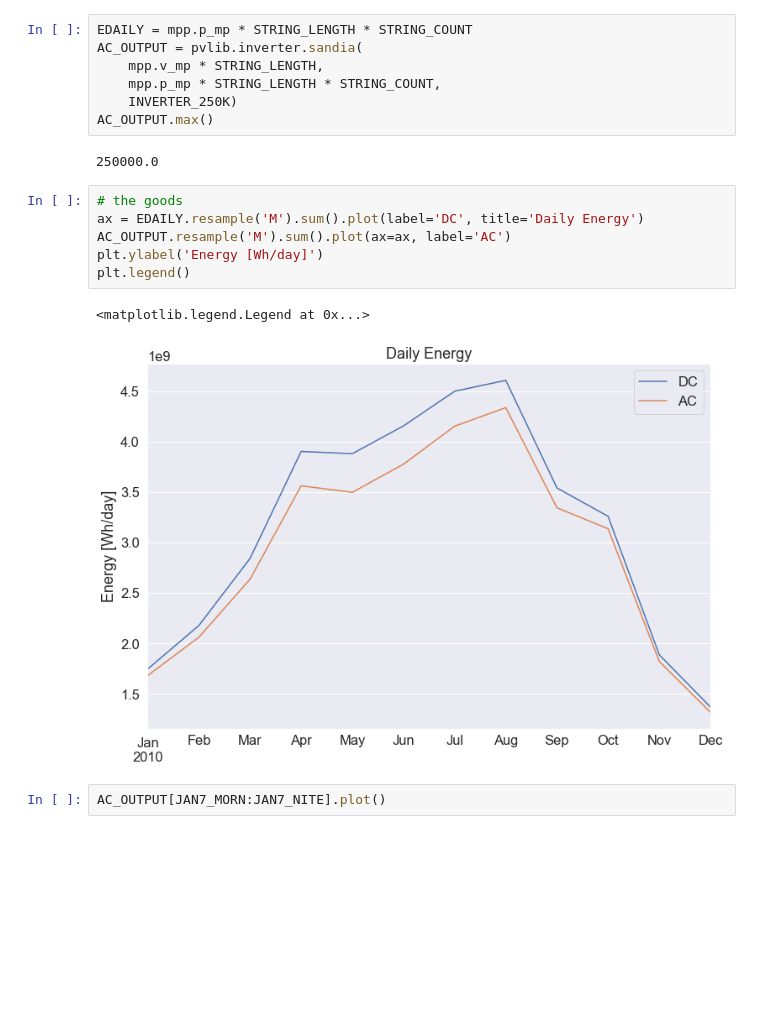
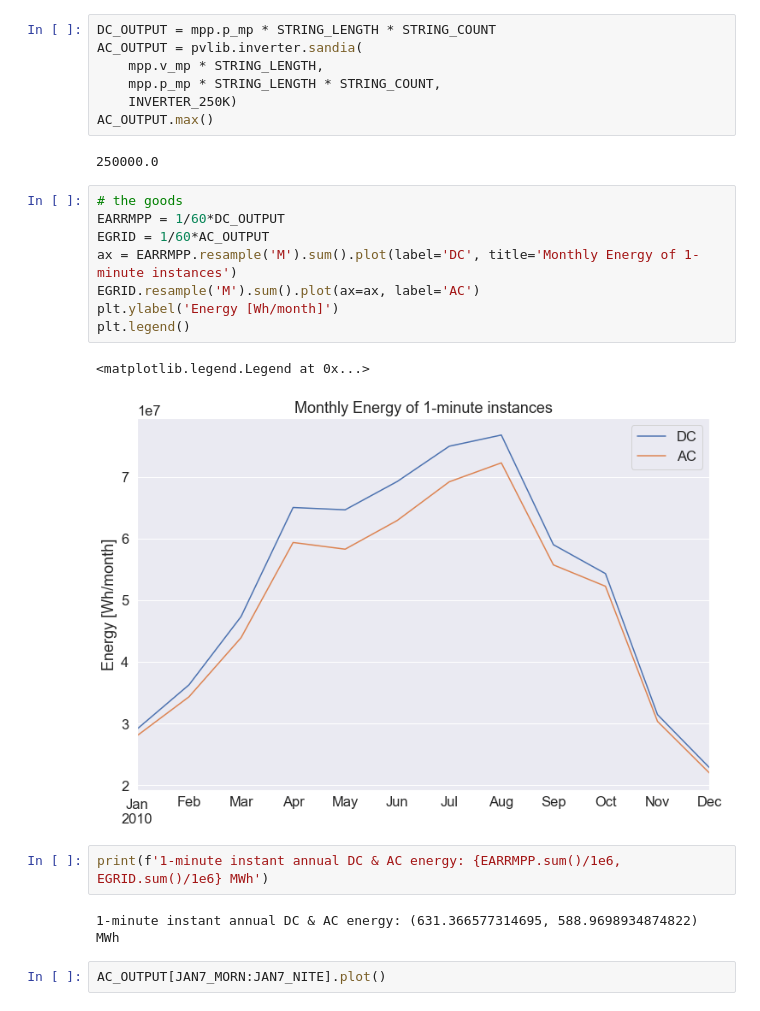
Before and after one commit to mikofski/pvsc49-satellite-sampling, a Jupyter notebook: analysis/instantaneous_weather-SURFRAD.ipynb, the cells around one changed output. Cells and saved outputs as stored; diff of their text form; blank space fills up the shorter version.

```diff
--- a/analysis/instantaneous_weather-SURFRAD.ipynb
+++ b/analysis/instantaneous_weather-SURFRAD.ipynb
@@ -686,7 +702,7 @@ STRINGING_STATS
  'DC capacity': 324032.39999999997,
  'DC/AC': 1.2961295999999998}
 # %%
-EDAILY = mpp.p_mp * STRING_LENGTH * STRING_COUNT
+DC_OUTPUT = mpp.p_mp * STRING_LENGTH * STRING_COUNT
 AC_OUTPUT = pvlib.inverter.sandia(
     mpp.v_mp * STRING_LENGTH,
     mpp.p_mp * STRING_LENGTH * STRING_COUNT,
@@ -696,13 +712,19 @@ AC_OUTPUT.max()
 250000.0
 # %%
 # the goods
-ax = EDAILY.resample('M').sum().plot(label='DC', title='Daily Energy')
-AC_OUTPUT.resample('M').sum().plot(ax=ax, label='AC')
-plt.ylabel('Energy [Wh/day]')
+EARRMPP = 1/60*DC_OUTPUT
+EGRID = 1/60*AC_OUTPUT
+ax = EARRMPP.resample('M').sum().plot(label='DC', title='Monthly Energy of 1-minute instances')
+EGRID.resample('M').sum().plot(ax=ax, label='AC')
+plt.ylabel('Energy [Wh/month]')
 plt.legend()
 # %% [output]
 <matplotlib.legend.Legend at 0x...>
-[figure, old version]
+[figure, new version]
+# %%
+print(f'1-minute instant annual DC & AC energy: {EARRMPP.sum()/1e6, EGRID.sum()/1e6} MWh')
+# %% [output]
+1-minute instant annual DC & AC energy: (631.366577314695, 588.9698934874822) MWh
 # %%
 AC_OUTPUT[JAN7_MORN:JAN7_NITE].plot()
 # %% [output]
```
Also changed, not shown: parts of 47 cells of this notebook.
